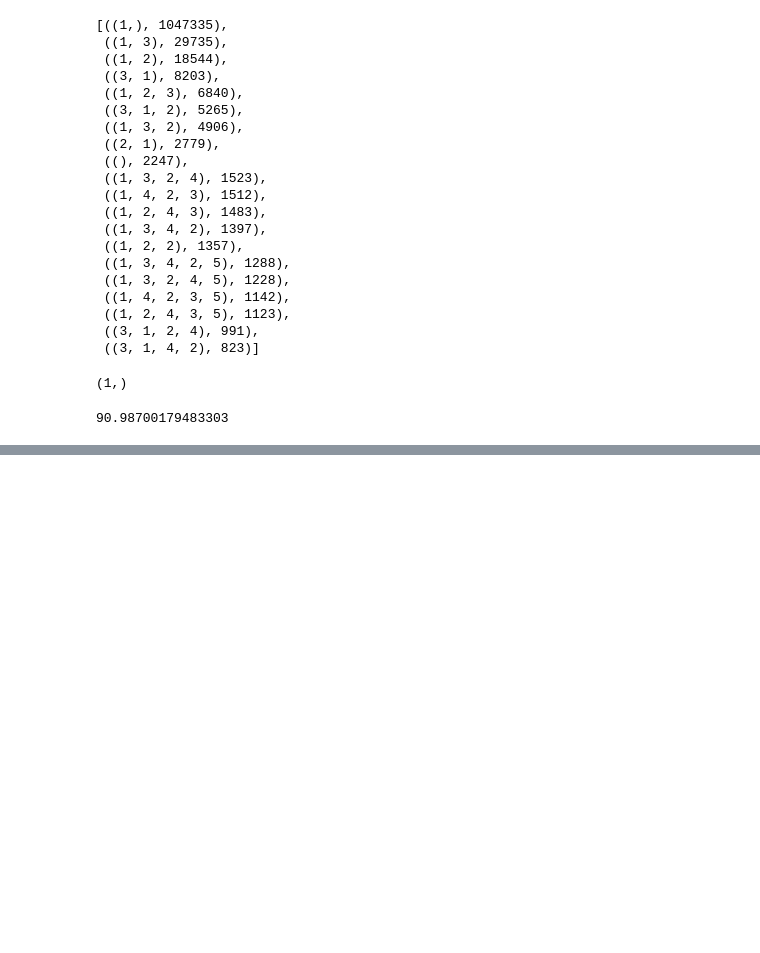
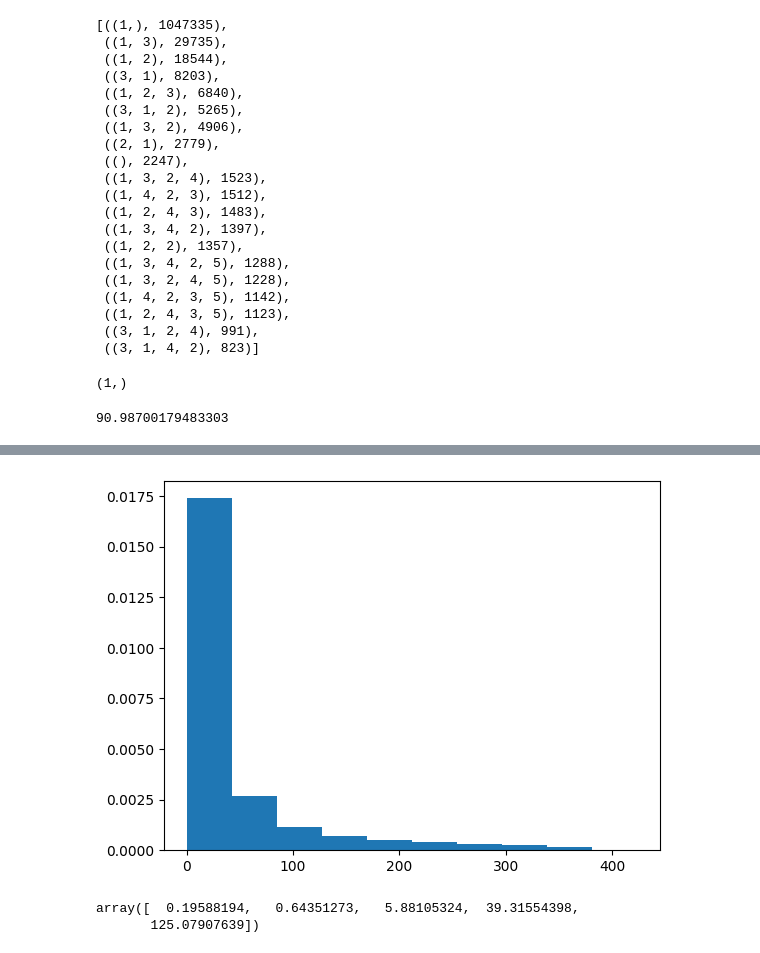
Before and after one commit to yubenjamin2022/UCLAStatsM148, a Jupyter notebook: journey_stages_eda.ipynb, the cells around one changed output, grey strips where cells are left out. Cells and saved outputs as stored; diff of their text form; code cells hidden in the pictures; blank space fills up the shorter version.

```diff
--- a/journey_stages_eda.ipynb
+++ b/journey_stages_eda.ipynb
@@ -404,0 +465,3 @@ milestone_counts_unsuccessful.most_common(n=1)[0][0]
+# %%
+includes4 = successfulJourneys[successfulJourneys['events'].apply(lambda x: 8 in x)]
+time_to_first_milestone_4 = np.array([((journey_timestamps[np.where(journey_events == 8)][0] - journey_timestamps[0]) / np.timedelta64(1, 'D')).item() for journey_timestamps, journey_events in zip(includes4['timestamps'], includes4['events'])])
@@ -404,0 +473,5 @@ milestone_counts_unsuccessful.most_common(n=1)[0][0]
+# %%
+plt.hist(time_to_first_milestone_4, density=True)
+plt.show()
+# %% [output]
+[figure, added]
@@ -404,0 +481,5 @@ milestone_counts_unsuccessful.most_common(n=1)[0][0]
+# %%
+np.quantile(time_to_first_milestone_4_unsuccessful, [0.1, 0.25, 0.5, 0.75, 0.9])
+# %% [output]
+array([  0.19588194,   0.64351273,   5.88105324,  39.31554398,
+       125.07907639])
```
Also changed, not shown: parts of 24 cells of this notebook.
